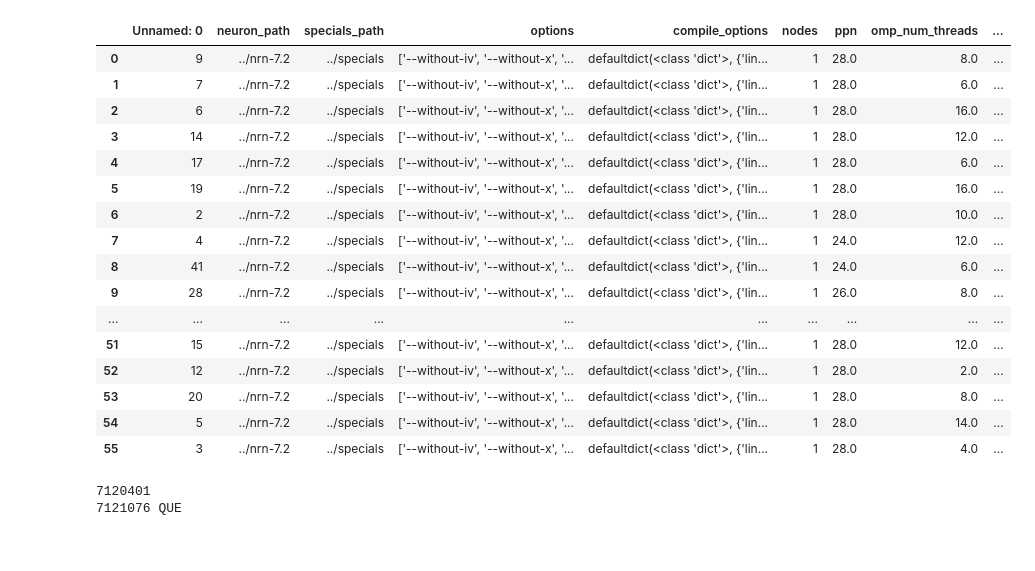
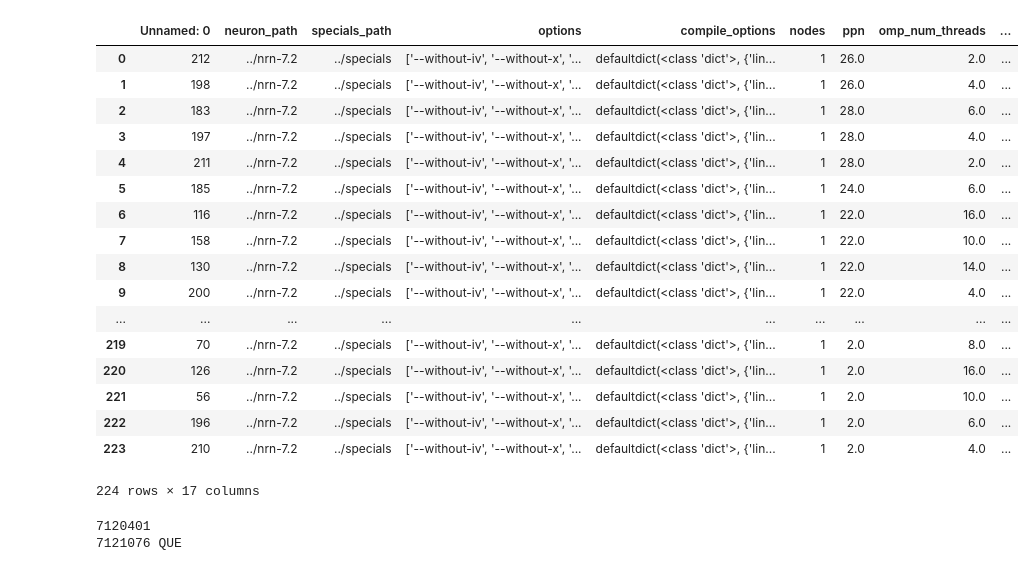
Before and after one commit to hashmup/genie, a Jupyter notebook: analyze/Untitled.ipynb, the cells around one changed output. Cells and saved outputs as stored; diff of their text form; code cells hidden in the pictures.

Commit message:
Modify table structure

```diff
--- a/analyze/Untitled.ipynb
+++ b/analyze/Untitled.ipynb
@@ -4,33 +4,34 @@ import numpy as np
 from matplotlib import pyplot as plt
 %matplotlib inline
 # %%
-df = pd.read_csv("data100_2/result_all.csv")
-df2 = pd.read_csv("data100_2/result_candidate.csv")
+df = pd.read_csv("data500/result_all.csv")
+df2 = pd.read_csv("data500/result_candidate.csv")
 # %%
 df = df.sort_values(by="time")
 df = df.reset_index(drop=True)
 df2 = df2.sort_values(by="time")
 df2 = df2.reset_index(drop=True)
-# %%
-df2
-# %% [output]
-|  | Unnamed: 0 | neuron_path | specials_path | options | compile_options | nodes | ppn | omp_num_threads | ... |
-| 0 | 9 | ../nrn-7.2 | ../specials | ['--without-iv', '--without-x', '... | defaultdict(<class 'dict'>, {'lin... | 1 | 28.0 | 8.0 | ... |
-| 1 | 7 | ../nrn-7.2 | ../specials | ['--without-iv', '--without-x', '... | defaultdict(<class 'dict'>, {'lin... | 1 | 28.0 | 6.0 | ... |
-| 2 | 6 | ../nrn-7.2 | ../specials | ['--without-iv', '--without-x', '... | defaultdict(<class 'dict'>, {'lin... | 1 | 28.0 | 16.0 | ... |
-| 3 | 14 | ../nrn-7.2 | ../specials | ['--without-iv', '--without-x', '... | defaultdict(<class 'dict'>, {'lin... | 1 | 28.0 | 12.0 | ... |
-| 4 | 17 | ../nrn-7.2 | ../specials | ['--without-iv', '--without-x', '... | defaultdict(<class 'dict'>, {'lin... | 1 | 28.0 | 6.0 | ... |
-| 5 | 19 | ../nrn-7.2 | ../specials | ['--without-iv', '--without-x', '... | defaultdict(<class 'dict'>, {'lin... | 1 | 28.0 | 16.0 | ... |
-| 6 | 2 | ../nrn-7.2 | ../specials | ['--without-iv', '--without-x', '... | defaultdict(<class 'dict'>, {'lin... | 1 | 28.0 | 10.0 | ... |
-| 7 | 4 | ../nrn-7.2 | ../specials | ['--without-iv', '--without-x', '... | defaultdict(<class 'dict'>, {'lin... | 1 | 24.0 | 12.0 | ... |
-| 8 | 41 | ../nrn-7.2 | ../specials | ['--without-iv', '--without-x', '... | defaultdict(<class 'dict'>, {'lin... | 1 | 24.0 | 6.0 | ... |
-| 9 | 28 | ../nrn-7.2 | ../specials | ['--without-iv', '--without-x', '... | defaultdict(<class 'dict'>, {'lin... | 1 | 26.0 | 8.0 | ... |
-| ... | ... | ... | ... | ... | ... | ... | ... | ... | ... |
-| 51 | 15 | ../nrn-7.2 | ../specials | ['--without-iv', '--without-x', '... | defaultdict(<class 'dict'>, {'lin... | 1 | 28.0 | 12.0 | ... |
-| 52 | 12 | ../nrn-7.2 | ../specials | ['--without-iv', '--without-x', '... | defaultdict(<class 'dict'>, {'lin... | 1 | 28.0 | 2.0 | ... |
-| 53 | 20 | ../nrn-7.2 | ../specials | ['--without-iv', '--without-x', '... | defaultdict(<class 'dict'>, {'lin... | 1 | 28.0 | 8.0 | ... |
-| 54 | 5 | ../nrn-7.2 | ../specials | ['--without-iv', '--without-x', '... | defaultdict(<class 'dict'>, {'lin... | 1 | 28.0 | 14.0 | ... |
-| 55 | 3 | ../nrn-7.2 | ../specials | ['--without-iv', '--without-x', '... | defaultdict(<class 'dict'>, {'lin... | 1 | 28.0 | 4.0 | ... |
+# %%
+df
+# %% [output]
+|  | Unnamed: 0 | neuron_path | specials_path | options | compile_options | nodes | ppn | omp_num_threads | ... |
+| 0 | 212 | ../nrn-7.2 | ../specials | ['--without-iv', '--without-x', '... | defaultdict(<class 'dict'>, {'lin... | 1 | 26.0 | 2.0 | ... |
+| 1 | 198 | ../nrn-7.2 | ../specials | ['--without-iv', '--without-x', '... | defaultdict(<class 'dict'>, {'lin... | 1 | 26.0 | 4.0 | ... |
+| 2 | 183 | ../nrn-7.2 | ../specials | ['--without-iv', '--without-x', '... | defaultdict(<class 'dict'>, {'lin... | 1 | 28.0 | 6.0 | ... |
+| 3 | 197 | ../nrn-7.2 | ../specials | ['--without-iv', '--without-x', '... | defaultdict(<class 'dict'>, {'lin... | 1 | 28.0 | 4.0 | ... |
+| 4 | 211 | ../nrn-7.2 | ../specials | ['--without-iv', '--without-x', '... | defaultdict(<class 'dict'>, {'lin... | 1 | 28.0 | 2.0 | ... |
+| 5 | 185 | ../nrn-7.2 | ../specials | ['--without-iv', '--without-x', '... | defaultdict(<class 'dict'>, {'lin... | 1 | 24.0 | 6.0 | ... |
+| 6 | 116 | ../nrn-7.2 | ../specials | ['--without-iv', '--without-x', '... | defaultdict(<class 'dict'>, {'lin... | 1 | 22.0 | 16.0 | ... |
+| 7 | 158 | ../nrn-7.2 | ../specials | ['--without-iv', '--without-x', '... | defaultdict(<class 'dict'>, {'lin... | 1 | 22.0 | 10.0 | ... |
+| 8 | 130 | ../nrn-7.2 | ../specials | ['--without-iv', '--without-x', '... | defaultdict(<class 'dict'>, {'lin... | 1 | 22.0 | 14.0 | ... |
+| 9 | 200 | ../nrn-7.2 | ../specials | ['--without-iv', '--without-x', '... | defaultdict(<class 'dict'>, {'lin... | 1 | 22.0 | 4.0 | ... |
+| ... | ... | ... | ... | ... | ... | ... | ... | ... | ... |
+| 219 | 70 | ../nrn-7.2 | ../specials | ['--without-iv', '--without-x', '... | defaultdict(<class 'dict'>, {'lin... | 1 | 2.0 | 8.0 | ... |
+| 220 | 126 | ../nrn-7.2 | ../specials | ['--without-iv', '--without-x', '... | defaultdict(<class 'dict'>, {'lin... | 1 | 2.0 | 16.0 | ... |
+| 221 | 56 | ../nrn-7.2 | ../specials | ['--without-iv', '--without-x', '... | defaultdict(<class 'dict'>, {'lin... | 1 | 2.0 | 10.0 | ... |
+| 222 | 196 | ../nrn-7.2 | ../specials | ['--without-iv', '--without-x', '... | defaultdict(<class 'dict'>, {'lin... | 1 | 2.0 | 6.0 | ... |
+| 223 | 210 | ../nrn-7.2 | ../specials | ['--without-iv', '--without-x', '... | defaultdict(<class 'dict'>, {'lin... | 1 | 2.0 | 4.0 | ... |
+224 rows × 17 columns
 # %%
 import re
 
```
Also changed, not shown: 3 other files.
